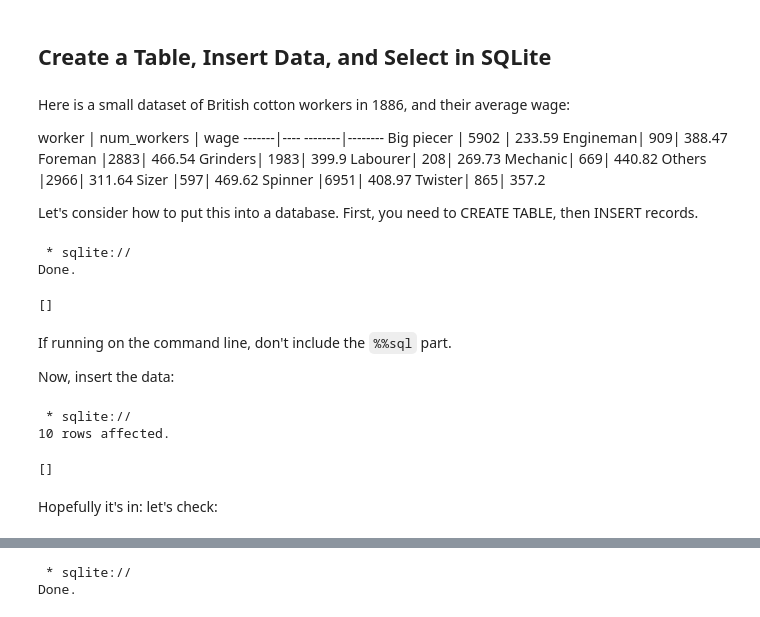
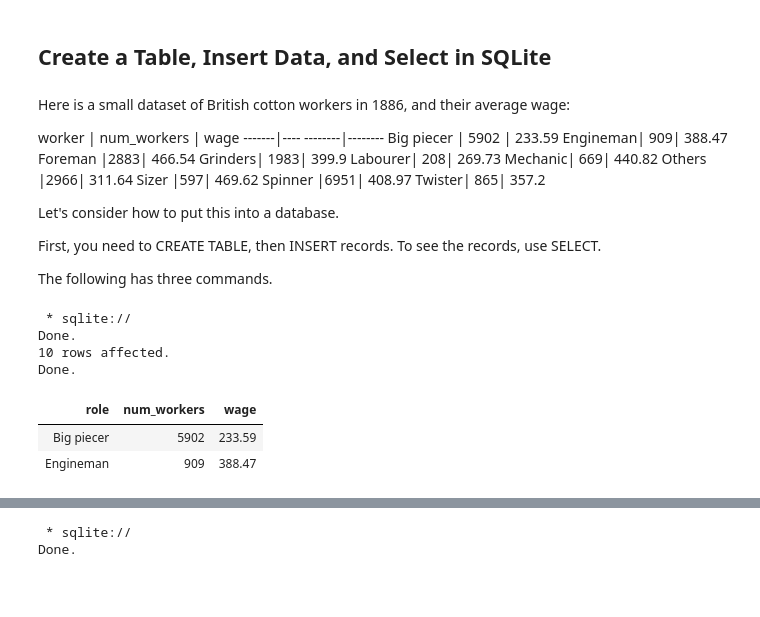
Before and after one commit to organisciak/Scripting-Course, a Jupyter notebook: labs/02-database-intropython-lab.ipynb, the cells around one changed output, grey strips where cells are left out. Cells and saved outputs as stored; diff of their text form; code cells hidden in the pictures; blank space fills up the shorter version.

```diff
--- a/labs/02-database-intropython-lab.ipynb
+++ b/labs/02-database-intropython-lab.ipynb
@@ -35,34 +37,33 @@ Sizer	|597|	469.62
 Spinner	|6951|	408.97
 Twister|	865|	357.2
 
-Let's consider how to put this into a database. First, you need to CREATE TABLE, then INSERT records.
+Let's consider how to put this into a database.
+
+First, you need to CREATE TABLE, then INSERT records. To see the records, use SELECT.
+
+The following has three commands.
-# %%
-%%sql
-CREATE TABLE worker_wages (role, num_workers, wage);
-# %% [output]
- * sqlite://
-Done.
-[]
-# %% [markdown]
-If running on the command line, don't include the `%%sql` part.
-
-Now, insert the data:
 # %%
 %%sql
+CREATE TABLE worker_wages (role, num_workers, wage);
+
 INSERT INTO worker_wages VALUES
     ('Big piecer', 5902, 233.59),
     ('Engineman', 909, 388.47),
     ('Foreman', 2883, 466.54),
     ('Grinders', 1983, 399.9),
     ('Labourer', 208, 269.73),
     ('Mechanic', 669, 440.82),
     ('Others', 2966, 311.64),
     ('Sizer', 597, 469.62),
     ('Spinner', 6951, 408.97),
     ('Twister', 865, 357.2);
+
+SELECT * FROM worker_wages LIMIT 2;
 # %% [output]
  * sqlite://
+Done.
 10 rows affected.
+Done.
-[]
+| role | num_workers | wage |
+| Big piecer | 5902 | 233.59 |
+| Engineman | 909 | 388.47 |
-# %% [markdown]
-Hopefully it's in: let's check:
```
Also changed, not shown: parts of 2 cells of this notebook.
